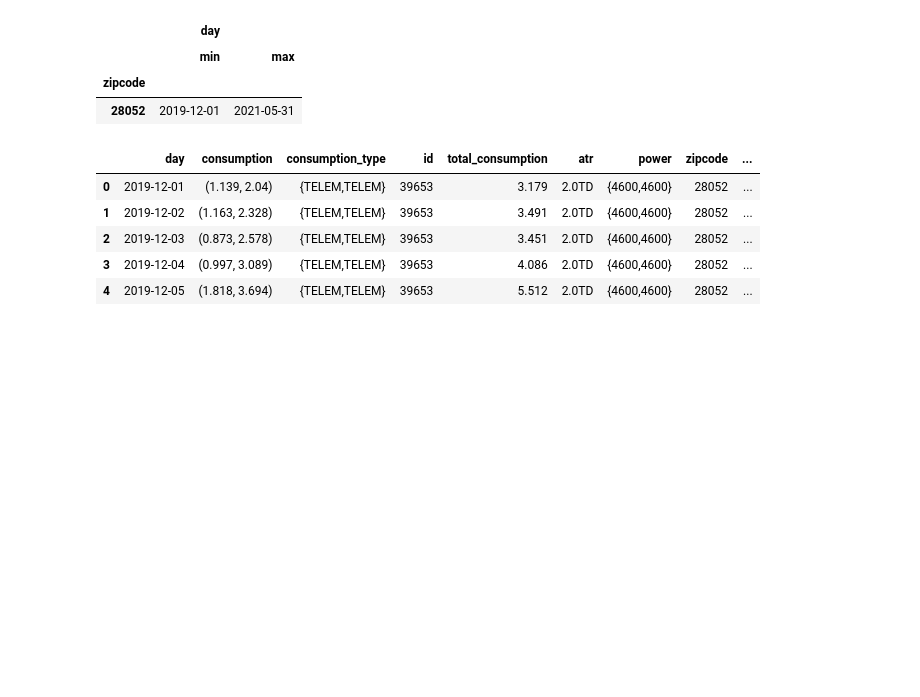
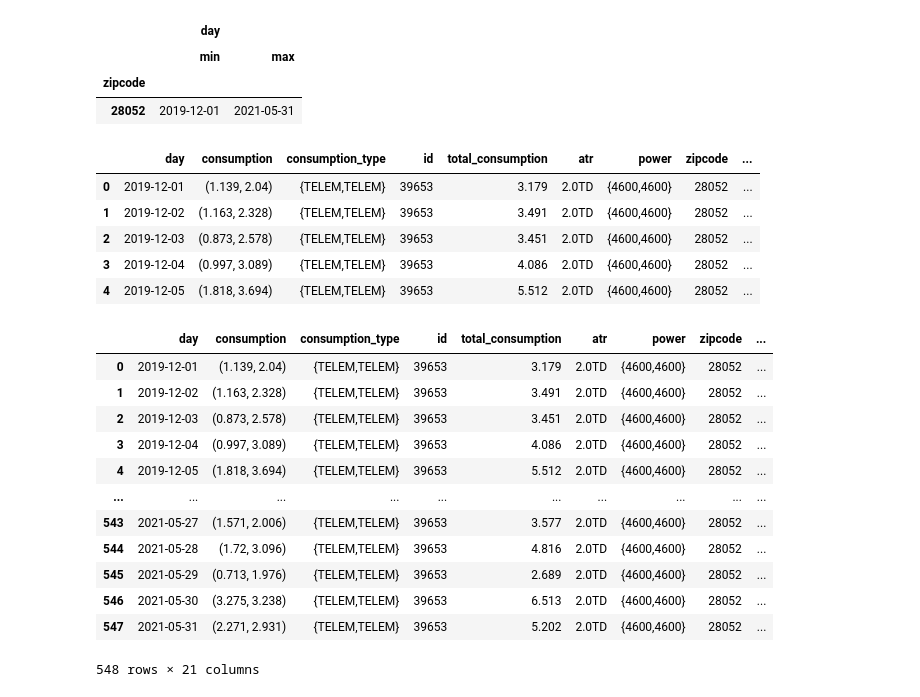
Before and after one commit to mariopastorlanchares/electricity-predictor, a Jupyter notebook: electric_consumption.ipynb, the cells around one changed output. Drawn from its saved outputs; the diff is of its cells as text; code cells hidden in the pictures; blank space fills up the shorter version.

```diff
--- a/electric_consumption.ipynb
+++ b/electric_consumption.ipynb
@@ -34,7 +35,7 @@ from meteostat import Point, Hourly, Daily, Monthly
 from google.colab import drive
 drive.mount('/content/drive')
 
-path = "/content/drive/My Drive/ProyectoAI/datasets/"
+path = "/content/drive/My Drive/Saturdays_AI_DL/holaluz"
 # %% [output]
 Mounted at /content/drive
 # %%
@@ -44,6 +46,9 @@ dfcups = pd.read_csv(path + "/cups_info_small.csv", sep=';')
 # Normalizamos los datos de consumo
 dfconsumption.consumption = dfconsumption.consumption.apply(lambda x: ast.literal_eval(x.replace("{", "(").replace("}", ")")))
 dfconsumption['total_consumption'] = dfconsumption.consumption.apply(lambda x: sum(x))
+# %%
+# Descartar lecturas de NO telemetría
+dfconsumption = dfconsumption[dfconsumption.consumption_type.str.contains("TELEM")]
 # %%
 dfconsumption.head()
 # %% [output]
@@ -143,3 +148,19 @@ dfmerged.head()
 | 2 | 2019-12-03 | (0.873, 2.578) | {TELEM,TELEM} | 39653 | 3.451 | 2.0TD | {4600,4600} | 28052 | ... |
 | 3 | 2019-12-04 | (0.997, 3.089) | {TELEM,TELEM} | 39653 | 4.086 | 2.0TD | {4600,4600} | 28052 | ... |
 | 4 | 2019-12-05 | (1.818, 3.694) | {TELEM,TELEM} | 39653 | 5.512 | 2.0TD | {4600,4600} | 28052 | ... |
+# %%
+dfmerged.head(10000)
+# %% [output]
+|  | day | consumption | consumption_type | id | total_consumption | atr | power | zipcode | ... |
+| 0 | 2019-12-01 | (1.139, 2.04) | {TELEM,TELEM} | 39653 | 3.179 | 2.0TD | {4600,4600} | 28052 | ... |
+| 1 | 2019-12-02 | (1.163, 2.328) | {TELEM,TELEM} | 39653 | 3.491 | 2.0TD | {4600,4600} | 28052 | ... |
+| 2 | 2019-12-03 | (0.873, 2.578) | {TELEM,TELEM} | 39653 | 3.451 | 2.0TD | {4600,4600} | 28052 | ... |
+| 3 | 2019-12-04 | (0.997, 3.089) | {TELEM,TELEM} | 39653 | 4.086 | 2.0TD | {4600,4600} | 28052 | ... |
+| 4 | 2019-12-05 | (1.818, 3.694) | {TELEM,TELEM} | 39653 | 5.512 | 2.0TD | {4600,4600} | 28052 | ... |
+| ... | ... | ... | ... | ... | ... | ... | ... | ... | ... |
+| 543 | 2021-05-27 | (1.571, 2.006) | {TELEM,TELEM} | 39653 | 3.577 | 2.0TD | {4600,4600} | 28052 | ... |
+| 544 | 2021-05-28 | (1.72, 3.096) | {TELEM,TELEM} | 39653 | 4.816 | 2.0TD | {4600,4600} | 28052 | ... |
+| 545 | 2021-05-29 | (0.713, 1.976) | {TELEM,TELEM} | 39653 | 2.689 | 2.0TD | {4600,4600} | 28052 | ... |
+| 546 | 2021-05-30 | (3.275, 3.238) | {TELEM,TELEM} | 39653 | 6.513 | 2.0TD | {4600,4600} | 28052 | ... |
+| 547 | 2021-05-31 | (2.271, 2.931) | {TELEM,TELEM} | 39653 | 5.202 | 2.0TD | {4600,4600} | 28052 | ... |
+548 rows × 21 columns
```
Also changed, not shown: parts of 11 cells of this notebook.
